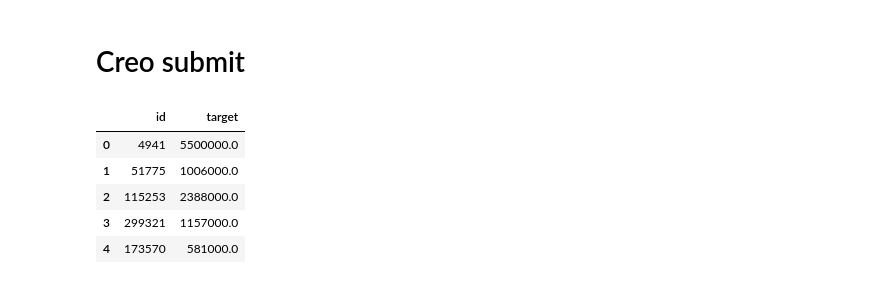
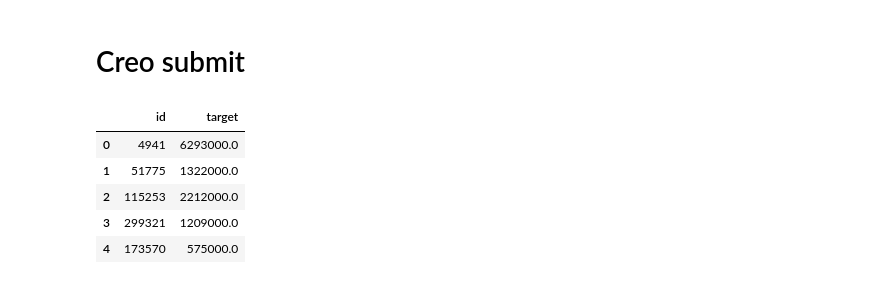
Before and after one commit to luctiz/Grupo43-TP2, a Jupyter notebook: TP2.ipynb, the cells around one changed output. Saved outputs shown, nothing was run; the diff lists cells and outputs as text; code cells hidden in the pictures.

```diff
--- a/TP2.ipynb
+++ b/TP2.ipynb
@@ -409,7 +405,7 @@ Utilizo Voting Regressor con XGBoost y Random Forest como estimadores con los me
 
 **(ver TP2_Modelos_hiperparametros.ipynb)**
 # %%
-from sklearn.ensemble  import RandomForestRegressor,  VotingRegressor
+from sklearn.ensemble  import RandomForestRegressor,  VotingRegressor, AdaBoostRegressor
 import xgboost as xgb
 
 xgb_model = xgb.XGBRegressor(subsample = 0.9, reg_alpha = 1, n_estimators = 200, min_child_weight = 1,\
@@ -417,7 +413,8 @@ xgb_model = xgb.XGBRegressor(subsample = 0.9, reg_alpha = 1, n_estimators = 200,
                              colsample_bytree = 0.9)
 rf_model = RandomForestRegressor(random_state = 14, n_estimators = 200, min_samples_split = 5,\
                                  min_samples_leaf = 2, max_features = 51, max_depth = 40)
-vr_model = VotingRegressor(estimators = [('XGBoost', xgb_model), ('RandomForest', rf_model)], weights = [1,1])
+abr_model = AdaBoostRegressor(base_estimator=xgb_model, n_estimators = 10)
+vr_model = VotingRegressor(estimators = [('XGBoost', xgb_model), ('RandomForest', rf_model), ('AdaBoost', abr_model)], weights = [2,1,2])
 # %%
 scores = cross_val_score(vr_model , X, Y, scoring="neg_mean_absolute_error", cv=2)
 RF_mae_score = -scores.mean()
@@ -429,0 +449,7 @@ RF_mae_score
+# %%
+Numericos=['antiguedad','habitaciones','garages','banos','metroscubiertos',\
+            'metrostotales','idzona', 'lat', 'lng','gimnasio','usosmultiples','piscina','escuelascercanas',\
+            'centroscomercialescercanos', 'año', 'puntaje_por_fecha', 'publicaciones_por_año']
+X = train[Numericos].join(dummies_palabras).join(target_encoder_metros).join(target_encoder_publicaciones)
+X_test = test[Numericos].join(dummies_palabras_test).join(target_encoder_metros_test).join(target_encoder_publicaciones_test)
+Y = train['precio']
@@ -471,0 +528,6 @@ mostrar_importancias(X,Y,RF_model, -10)
+# %%
+cat_cols = ['tipodepropiedad','ciudad', 'provincia', 'idzona']
+target_enc = ce.TargetEncoder(cols = cat_cols)
+target_enc.fit(train[cat_cols], train['banos'])
+target_encoder_banos = target_enc.transform(train[cat_cols]).add_suffix('_target_banos')
+target_encoder_banos_test = target_enc.transform(test[cat_cols]).add_suffix('_target_banos')
@@ -471,0 +545,4 @@ mostrar_importancias(X,Y,RF_model, -10)
+# %%
+X = train[Numericos].join(dummies_palabras).join(target_encoder_metros).join(target_encoder_publicaciones).join(target_encoder_banos)
+X_test = test[Numericos].join(dummies_palabras_test).join(target_encoder_metros_test).join(target_encoder_publicaciones_test).join(target_encoder_banos_test)
+Y = train['precio']
@@ -478,12 +561,12 @@ X_test.to_csv("data/features_test.csv", index = False)
 # %% [markdown]
 # Creo submit
 # %%
-submit1 = crear_submit(RF_model,X, Y, X_test, "RF_versionTP2")
+submit1 = crear_submit(vr_model,X, Y, X_test, "Nueva_version_voting")
 submit1.head()
 # %% [output]
 |  | id | target |
-| 0 | 4941 | 5500000.0 |
-| 1 | 51775 | 1006000.0 |
-| 2 | 115253 | 2388000.0 |
-| 3 | 299321 | 1157000.0 |
-| 4 | 173570 | 581000.0 |
+| 0 | 4941 | 6293000.0 |
+| 1 | 51775 | 1322000.0 |
+| 2 | 115253 | 2212000.0 |
+| 3 | 299321 | 1209000.0 |
+| 4 | 173570 | 575000.0 |
```
Also changed, not shown: parts of 18 cells of this notebook.
